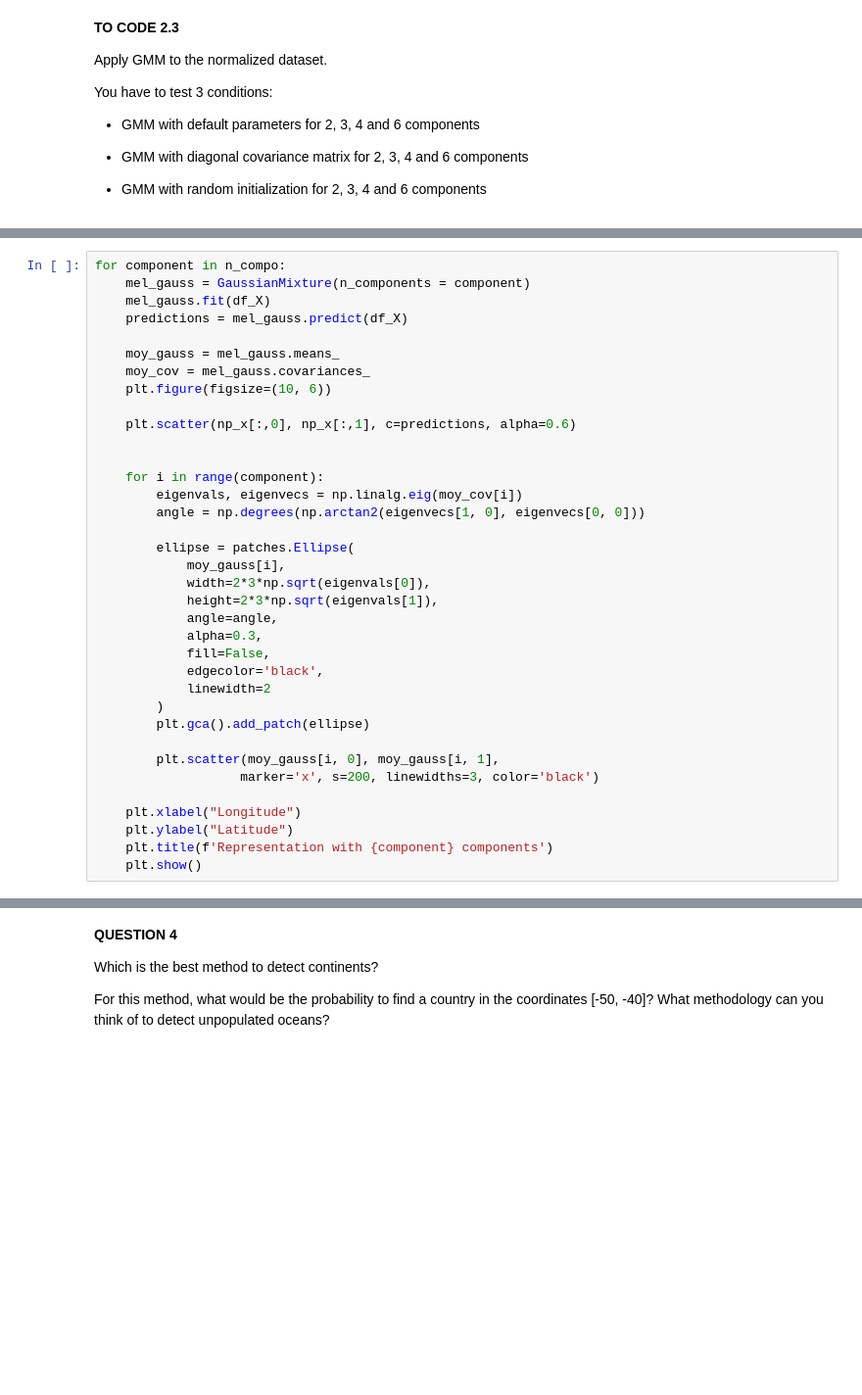
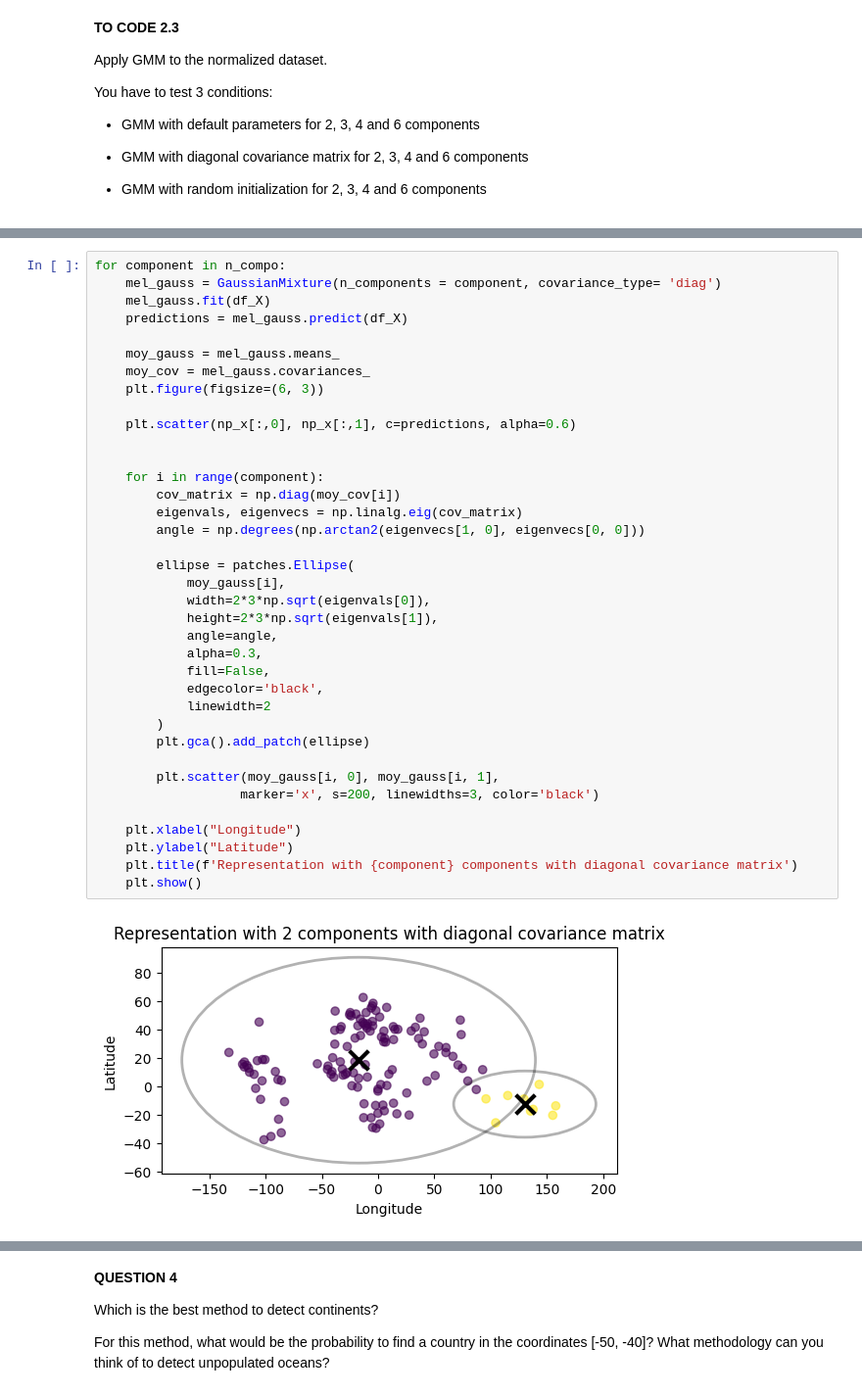
Before and after one commit to BALAKUMARKalai/TP_ML, a Jupyter notebook: TP1_Clustering.ipynb, the cells around one changed output, grey strips where cells are left out. Shown at 98% size. Drawn from its saved outputs; the diff is of its cells as text; blank space fills up the shorter version.

```diff
--- a/TP1_Clustering.ipynb
+++ b/TP1_Clustering.ipynb
@@ -268,36 +267,39 @@ for component in n_compo:
 # %%
 for component in n_compo:
-    mel_gauss = GaussianMixture(n_components = component)
+    mel_gauss = GaussianMixture(n_components = component, covariance_type= 'diag')
     mel_gauss.fit(df_X)
     predictions = mel_gauss.predict(df_X)
 
     moy_gauss = mel_gauss.means_
     moy_cov = mel_gauss.covariances_
-    plt.figure(figsize=(10, 6))
+    plt.figure(figsize=(6, 3))
 
     plt.scatter(np_x[:,0], np_x[:,1], c=predictions, alpha=0.6)
 
 
     for i in range(component):
-        eigenvals, eigenvecs = np.linalg.eig(moy_cov[i])
+        cov_matrix = np.diag(moy_cov[i])
+        eigenvals, eigenvecs = np.linalg.eig(cov_matrix)
         angle = np.degrees(np.arctan2(eigenvecs[1, 0], eigenvecs[0, 0]))
 
         ellipse = patches.Ellipse(
             moy_gauss[i],
             width=2*3*np.sqrt(eigenvals[0]),
             height=2*3*np.sqrt(eigenvals[1]),
             angle=angle,
             alpha=0.3,
             fill=False,
             edgecolor='black',
             linewidth=2
         )
         plt.gca().add_patch(ellipse)
 
         plt.scatter(moy_gauss[i, 0], moy_gauss[i, 1],
                    marker='x', s=200, linewidths=3, color='black')
 
     plt.xlabel("Longitude")
     plt.ylabel("Latitude")
-    plt.title(f'Representation with {component} components')
+    plt.title(f'Representation with {component} components with diagonal covariance matrix')
     plt.show()
+# %% [output]
+[figure, added]
```
Also changed, not shown: parts of 25 cells of this notebook.
